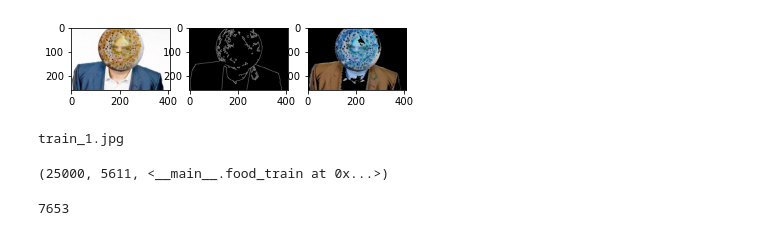
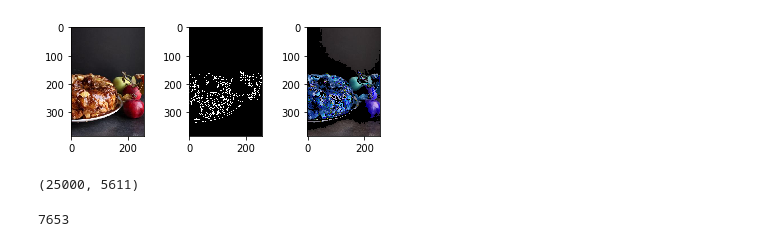
Before and after one commit to Roan-Schellingerhout/AML_project, a Jupyter notebook: models/model_1.ipynb, the cells around one changed output. Drawn from its saved outputs; the diff is of its cells as text; code cells hidden in the pictures.

Commit message:
Background removal that distorts the image atm.

```diff
--- a/models/model_1.ipynb
+++ b/models/model_1.ipynb
@@ -46,32 +48,32 @@ cap.release()
 cv2.destroyAllWindows()
 # %%
 # Read the image
-img = cv2.imread("../data/test_set/test_set/test_56.jpg")
+img = cv2.imread("../data/test_set/test_set/test_1.jpg")
 
 # Apply thresholds for the bound selection
 threshold1,threshold2 = 50, 700
 grey = cv2.cvtColor(img, cv2.COLOR_BGR2GRAY)
 image = cv2.Canny(img, threshold1, threshold2)
 
 # Convert images to correct sizes
 image_new = np.repeat(image[:, :, np.newaxis], 3, axis=2)
 grey_new = np.repeat(grey[:, :, np.newaxis], 3, axis=2)
 
 # Applying grey scale and applying the bounds --> These need to be optimized.
 new_image = img * image_new + (1 - grey_new)
 new_image = img * ((new_image > 50) * (new_image < 220))
 
 #selecting the color range to be extracted
 fig = plt.figure(figsize=(6, 2))
 axarr = fig.subplots(1, 3)
 
 axarr[0].imshow(cv2.cvtColor(img, cv2.COLOR_BGR2RGB))
 axarr[1].imshow(image, cmap='gray')
 axarr[2].imshow(new_image)
 
 plt.show()
 # %% [output]
-[figure, old version]
+[figure, new version]
 # %%
 class food_train(Dataset):
 
@@ -142,24 +184,6 @@ class food_test(Dataset):
 # %%
 img_dir = "../data/train_set/train_set"
 labels = "../data/train_labels.csv"
-
-for filename in os.listdir(img_dir):
-    img = cv2.imread("../data/test_set/test_set/{image}".format(filename))
-
-    # Apply thresholds for the bound selection
-    threshold1,threshold2 = 50, 700
-    grey = cv2.cvtColor(img, cv2.COLOR_BGR2GRAY)
-    image = cv2.Canny(img, threshold1, threshold2)
-
-    # Convert images to correct sizes
-    image_new = np.repeat(image[:, :, np.newaxis], 3, axis=2)
-    grey_new = np.repeat(grey[:, :, np.newaxis], 3, axis=2)
-
-    # Applying grey scale and applying the bounds --> These need to be optimized.
-    new_image = img * image_new + (1 - grey_new)
-    new_image = img * ((new_image > 50) * (new_image < 220))
-
-
 
 
 transform = transforms.Compose(
@@ -176,10 +200,9 @@ val_set = food_val(labels, img_dir, transform = transform)
 valloader = DataLoader(val_set, batch_size=32, shuffle=True, num_workers=0)
 
 
-len(train_set), len(val_set), train_set
+len(train_set), len(val_set)
 # %% [output]
-train_1.jpg
+(25000, 5611)
-(25000, 5611, <__main__.food_train at 0x...>)
 # %%
 test_set = food_test("../data/test_set/test_set", transform = transform)
 testloader = DataLoader(test_set, batch_size = 32, shuffle=True, num_workers=0)
```
Also changed, not shown: parts of 9 cells of this notebook.
